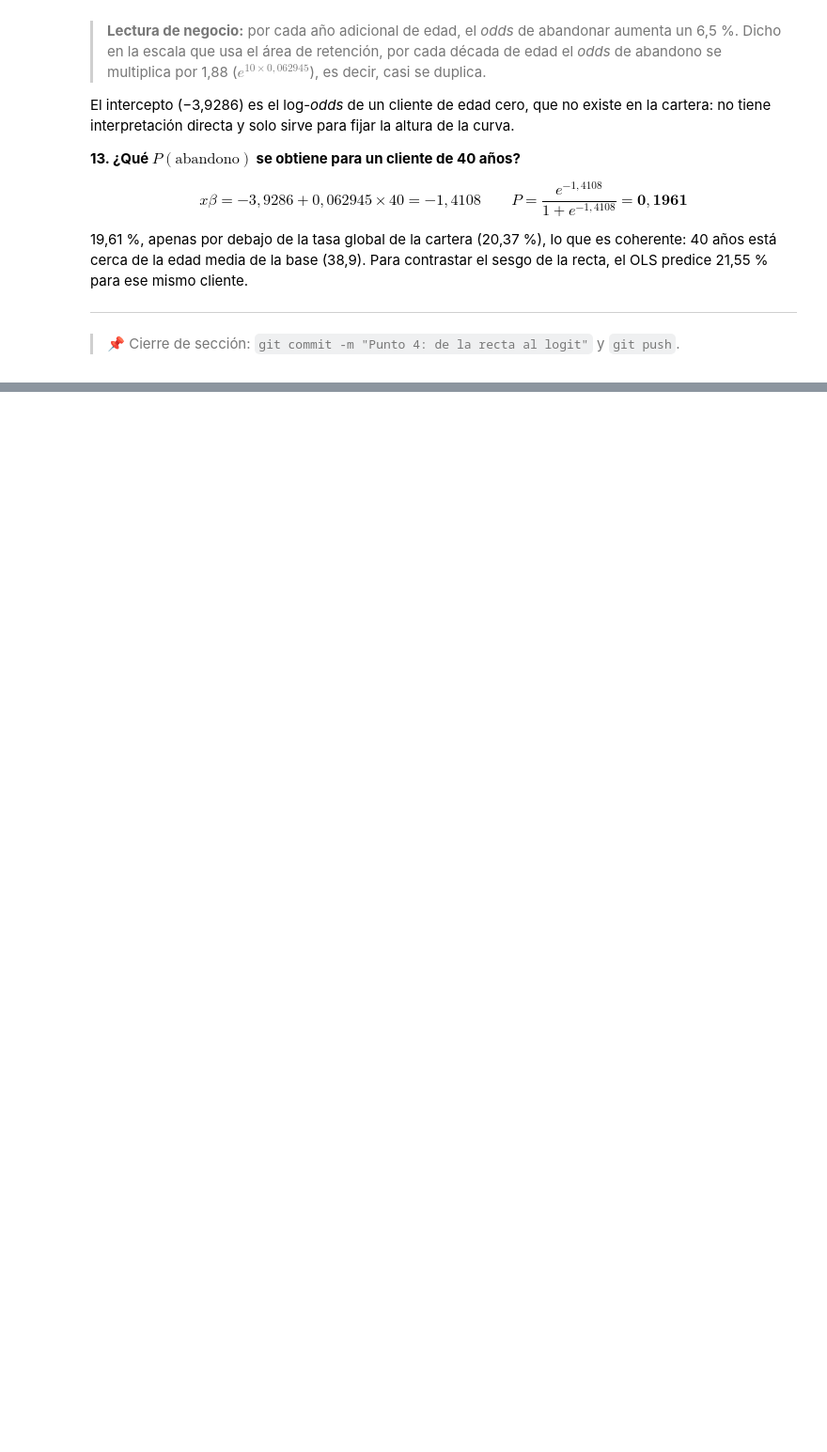
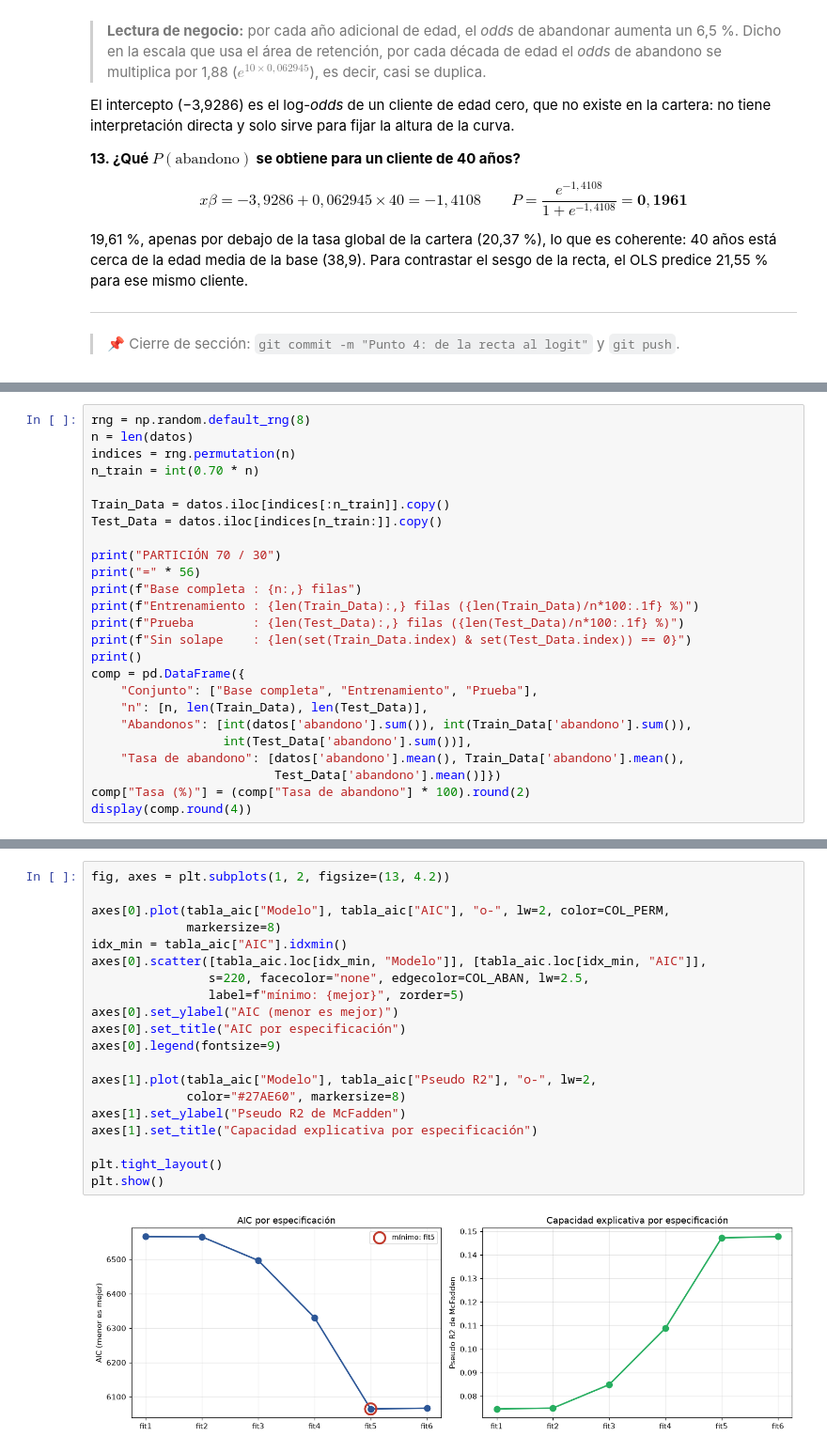
Before and after one commit to PapiNickie/taller-abandono-producto-20262, a Jupyter notebook: Taller_Abandono_Producto_Financiero.ipynb, the cells around one changed output, grey strips where cells are left out. Shown at 94% size. Drawn from its saved outputs; the diff is of its cells as text; blank space fills up the shorter version.

Commit message:
Punto 5: modelos y odds ratios

```diff
--- a/Taller_Abandono_Producto_Financiero.ipynb
+++ b/Taller_Abandono_Producto_Financiero.ipynb
@@ -998,0 +1009,25 @@ predice 21,55 % para ese mismo cliente.
+# %%
+rng = np.random.default_rng(8)
+n = len(datos)
+indices = rng.permutation(n)
+n_train = int(0.70 * n)
+
+Train_Data = datos.iloc[indices[:n_train]].copy()
+Test_Data = datos.iloc[indices[n_train:]].copy()
+
+print("PARTICIÓN 70 / 30")
+print("=" * 56)
+print(f"Base completa : {n:,} filas")
+print(f"Entrenamiento : {len(Train_Data):,} filas ({len(Train_Data)/n*100:.1f} %)")
+print(f"Prueba        : {len(Test_Data):,} filas ({len(Test_Data)/n*100:.1f} %)")
+print(f"Sin solape    : {len(set(Train_Data.index) & set(Test_Data.index)) == 0}")
+print()
+comp = pd.DataFrame({
+    "Conjunto": ["Base completa", "Entrenamiento", "Prueba"],
+    "n": [n, len(Train_Data), len(Test_Data)],
+    "Abandonos": [int(datos['abandono'].sum()), int(Train_Data['abandono'].sum()),
+                  int(Test_Data['abandono'].sum())],
+    "Tasa de abandono": [datos['abandono'].mean(), Train_Data['abandono'].mean(),
+                         Test_Data['abandono'].mean()]})
+comp["Tasa (%)"] = (comp["Tasa de abandono"] * 100).round(2)
+display(comp.round(4))
@@ -998,0 +1089,22 @@ predice 21,55 % para ese mismo cliente.
+# %%
+fig, axes = plt.subplots(1, 2, figsize=(13, 4.2))
+
+axes[0].plot(tabla_aic["Modelo"], tabla_aic["AIC"], "o-", lw=2, color=COL_PERM,
+             markersize=8)
+idx_min = tabla_aic["AIC"].idxmin()
+axes[0].scatter([tabla_aic.loc[idx_min, "Modelo"]], [tabla_aic.loc[idx_min, "AIC"]],
+                s=220, facecolor="none", edgecolor=COL_ABAN, lw=2.5,
+                label=f"mínimo: {mejor}", zorder=5)
+axes[0].set_ylabel("AIC (menor es mejor)")
+axes[0].set_title("AIC por especificación")
+axes[0].legend(fontsize=9)
+
+axes[1].plot(tabla_aic["Modelo"], tabla_aic["Pseudo R2"], "o-", lw=2,
+             color="#27AE60", markersize=8)
+axes[1].set_ylabel("Pseudo R2 de McFadden")
+axes[1].set_title("Capacidad explicativa por especificación")
+
+plt.tight_layout()
+plt.show()
+# %% [output]
+[figure, added]
```
Also changed, not shown: parts of 13 cells of this notebook.
